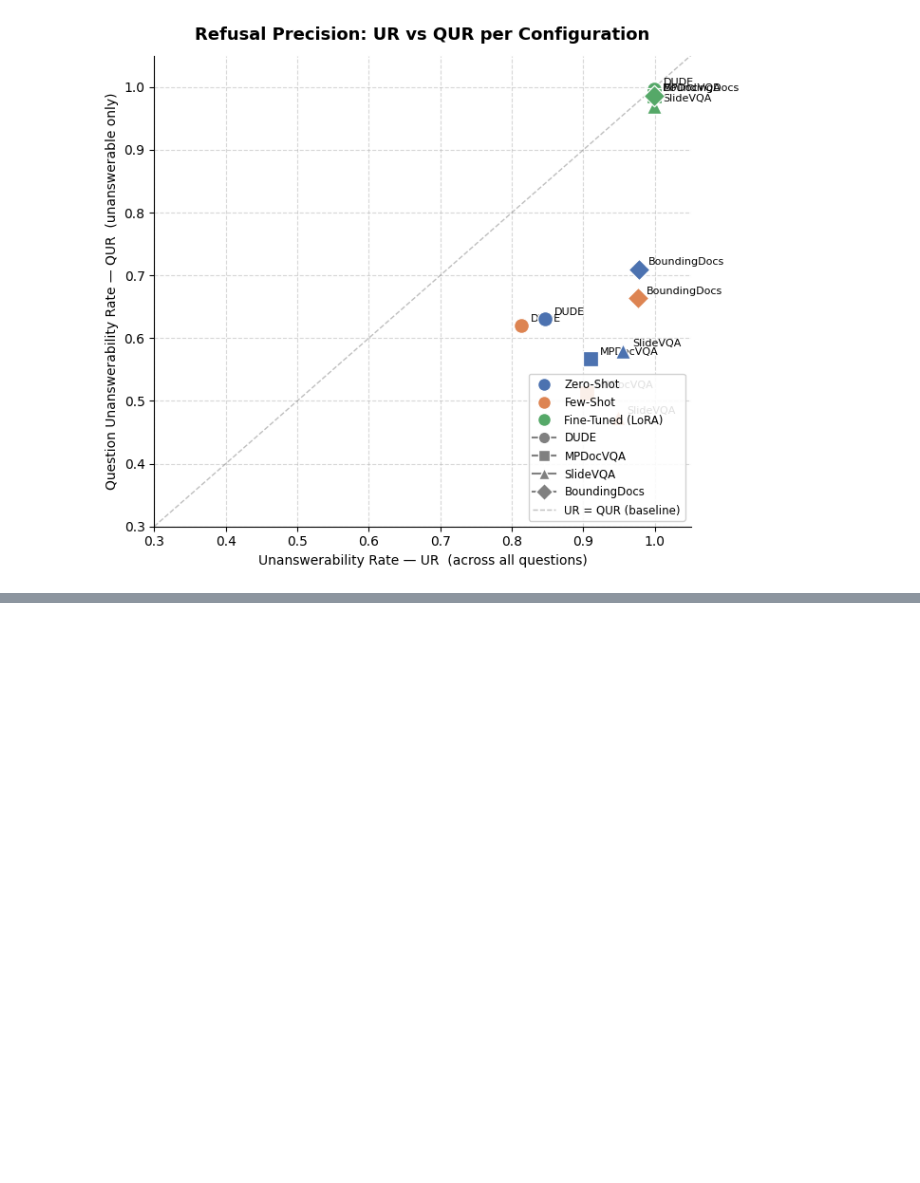
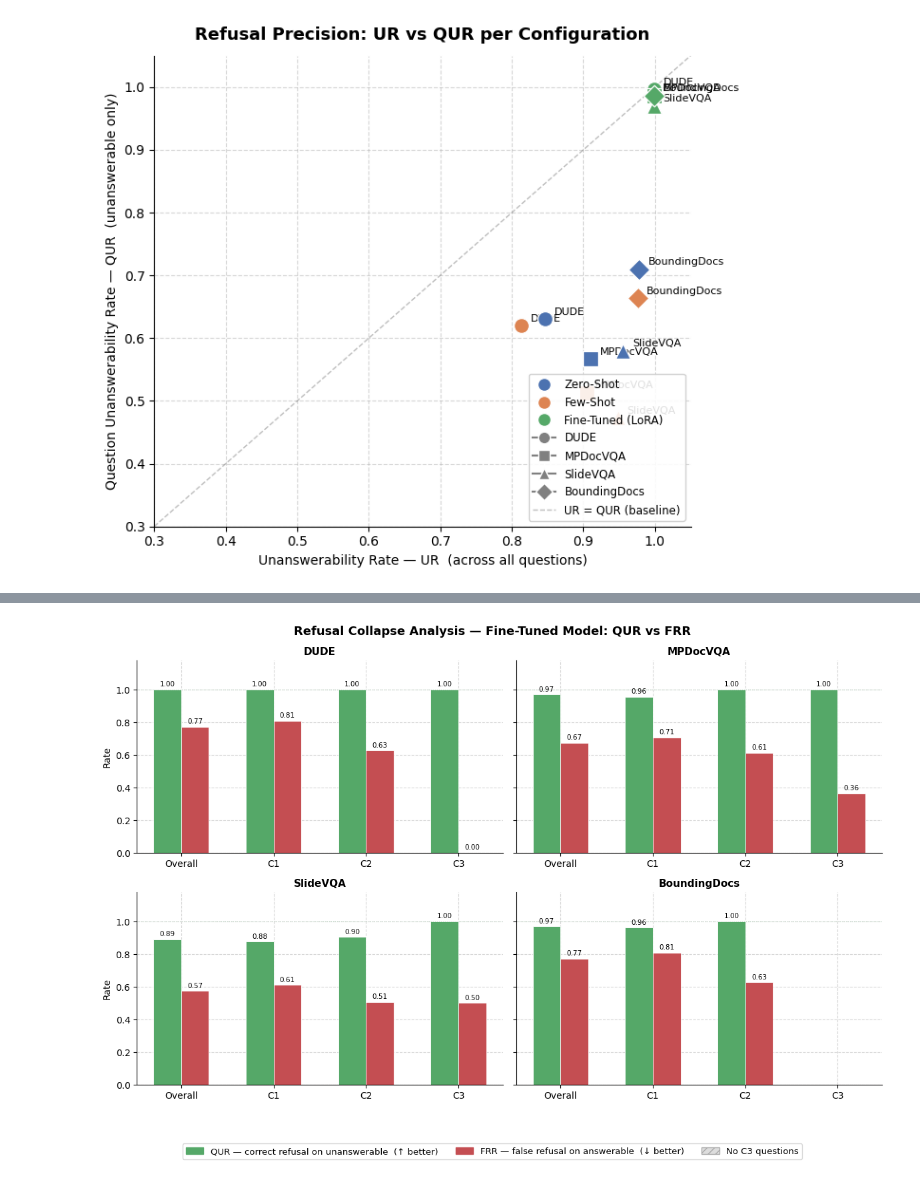
Before and after one commit to Alberto-Martinelli/VRD-UQA-2, a Jupyter notebook: VQA_analysis/notebooks/thesis_plots.ipynb, the cells around one changed output, grey strips where cells are left out. Saved outputs shown, nothing was run; the diff lists cells and outputs as text; code cells hidden in the pictures; blank space fills up the shorter version.

Commit message:
Added FRR (False Refusal Rate) to thesis_plots.ipynb

```diff
--- a/VQA_analysis/notebooks/thesis_plots.ipynb
+++ b/VQA_analysis/notebooks/thesis_plots.ipynb
@@ -709,0 +748,67 @@ plt.show()
+# %%
+SLOTS = [
+    ("Overall", "QUR",    "FRR"),
+    ("C1",      "QUR_C1", "FRR_C1"),
+    ("C2",      "QUR_C2", "FRR_C2"),
+    ("C3",      "QUR_C3", "FRR_C3"),
+]
+SLOT_LABELS = [s[0] for s in SLOTS]
+
+fig, axes = plt.subplots(2, 2, figsize=(12, 8), sharey=True)
+axes = axes.flatten()
+bar_w = 0.3
+x = np.arange(len(SLOTS))
+
+for idx, dataset in enumerate(DATASETS):
+    ax = axes[idx]
+    if dataset not in frr_df.index:
+        ax.set_visible(False)
+        continue
+
+    row = frr_df.loc[dataset]
+    qur_vals = [row[s[1]] for s in SLOTS]
+    frr_vals = [row[s[2]] for s in SLOTS]
+    qur_plot = [v if not np.isnan(v) else 0 for v in qur_vals]
+    frr_plot = [v if not np.isnan(v) else 0 for v in frr_vals]
+
+    bars_q = ax.bar(x - bar_w / 2, qur_plot, width=bar_w,
+                    color=COLORS["finetuned"], edgecolor="white", linewidth=0.6)
+    bars_f = ax.bar(x + bar_w / 2, frr_plot, width=bar_w,
+                    color=FRR_COLOR, edgecolor="white", linewidth=0.6)
+
+    for bars, vals in [(bars_q, qur_vals), (bars_f, frr_vals)]:
+        for bar, val in zip(bars, vals):
+            if not np.isnan(val):
+                ax.text(bar.get_x() + bar.get_width() / 2,
+                        bar.get_height() + 0.012,
+                        f"{val:.2f}", ha="center", va="bottom", fontsize=7.5)
+            else:
+                bar.set_hatch("///")
+                bar.set_facecolor("#dddddd")
+                bar.set_edgecolor("#aaaaaa")
+
+    # Ideal reference lines
+    ax.axhline(1.0, color=COLORS["finetuned"], linestyle=":", linewidth=0.8, alpha=0.35)
+    ax.axhline(0.0, color=FRR_COLOR,           linestyle=":", linewidth=0.8, alpha=0.35)
+
+    ax.set_xticks(x)
+    ax.set_xticklabels(SLOT_LABELS, fontsize=10)
+    ax.set_ylim(0, 1.18)
+    ax.set_title(DATASET_LABELS[dataset], fontsize=11, fontweight="bold")
+    if idx % 2 == 0:
+        ax.set_ylabel("Rate", fontsize=10)
+
+handles = [
+    mpatches.Patch(color=COLORS["finetuned"], label="QUR — correct refusal on unanswerable  (↑ better)"),
+    mpatches.Patch(color=FRR_COLOR,           label="FRR — false refusal on answerable  (↓ better)"),
+    mpatches.Patch(facecolor="#dddddd", edgecolor="#aaaaaa", hatch="///", label="No C3 questions"),
+]
+fig.legend(handles=handles, loc="lower center", ncol=3, fontsize=9.5,
+           bbox_to_anchor=(0.5, -0.03))
+fig.suptitle("Refusal Collapse Analysis — Fine-Tuned Model: QUR vs FRR",
+             fontsize=13, fontweight="bold")
+plt.tight_layout(rect=[0, 0.07, 1, 1])
+plt.savefig(os.path.join(OUTPUT_DIR, "plot5c_refusal_collapse.pdf"), bbox_inches="tight")
+plt.show()
+# %% [output]
+[figure, added]
```
Also changed, not shown: parts of 2 cells of this notebook.
